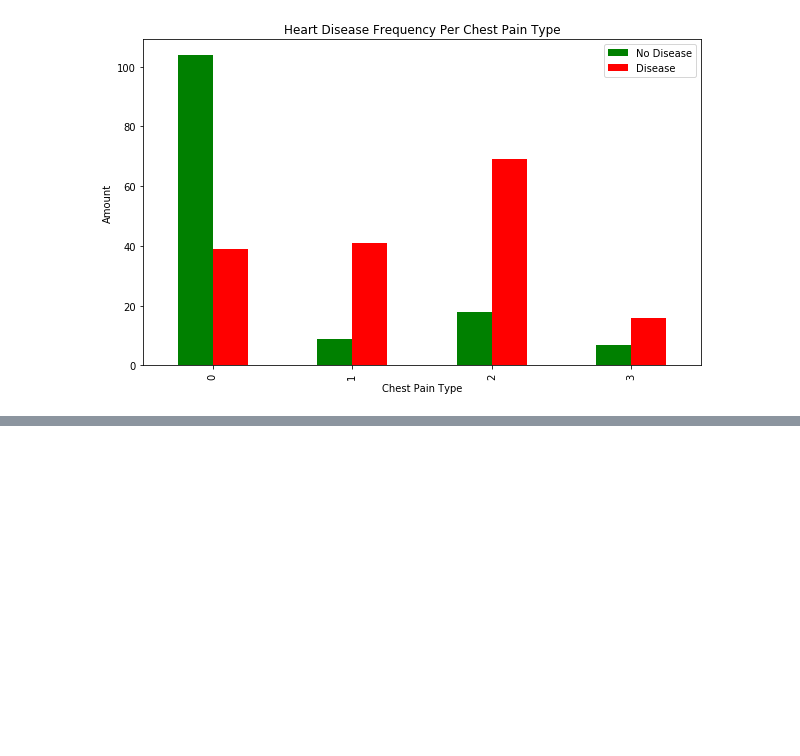
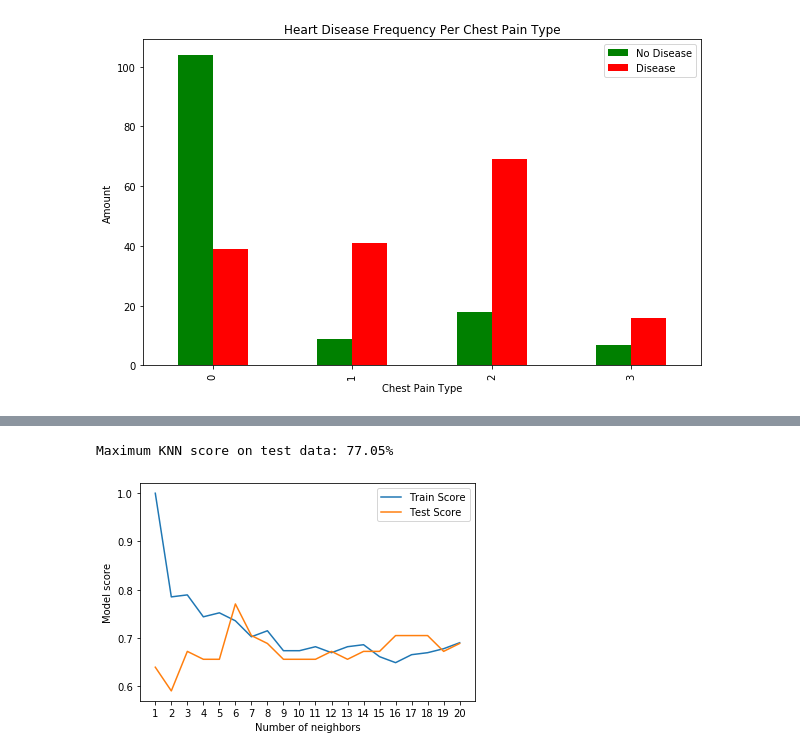
Before and after one commit to basharArif/heart-disease-classification, a Jupyter notebook: heart-disease-classification.ipynb, the cells around one changed output, grey strips where cells are left out. Saved outputs shown, nothing was run; the diff lists cells and outputs as text; code cells hidden in the pictures; blank space fills up the shorter version.

```diff
--- a/heart-disease-classification.ipynb
+++ b/heart-disease-classification.ipynb
@@ -178,0 +294,23 @@ plt.show()
+# %%
+#Tune KNN
+
+train_scores = []
+test_scores = []
+
+# Create a list of different values for n_neighbors
+neighbors = range(1, 21)
+
+# Setup KNN instance
+knn = KNeighborsClassifier(n_neighbors=8)
+
+# Loop through different n_neighbors
+for i in neighbors:
+    knn.set_params(n_neighbors=i)
+    #Fit the algorithm
+    knn.fit(x_train, y_train)
+
+    #upadate the training score list
+    train_scores.append(knn.score(x_train, y_train))
+
+    #updata the test score list
+    test_scores.append(knn.score(x_test, y_test))
@@ -178,0 +363,12 @@ plt.show()
+# %%
+plt.plot(neighbors, train_scores, label="Train Score")
+plt.plot(neighbors, test_scores, label="Test Score")
+plt.xticks(np.arange(1, 21, 1))
+plt.xlabel("Number of neighbors")
+plt.ylabel("Model score")
+plt.legend()
+
+print(f"Maximum KNN score on test data: {max(test_scores)*100:.2f}%")
+# %% [output]
+Maximum KNN score on test data: 77.05%
+[figure, added]
```
Also changed, not shown: parts of 26 cells of this notebook.
